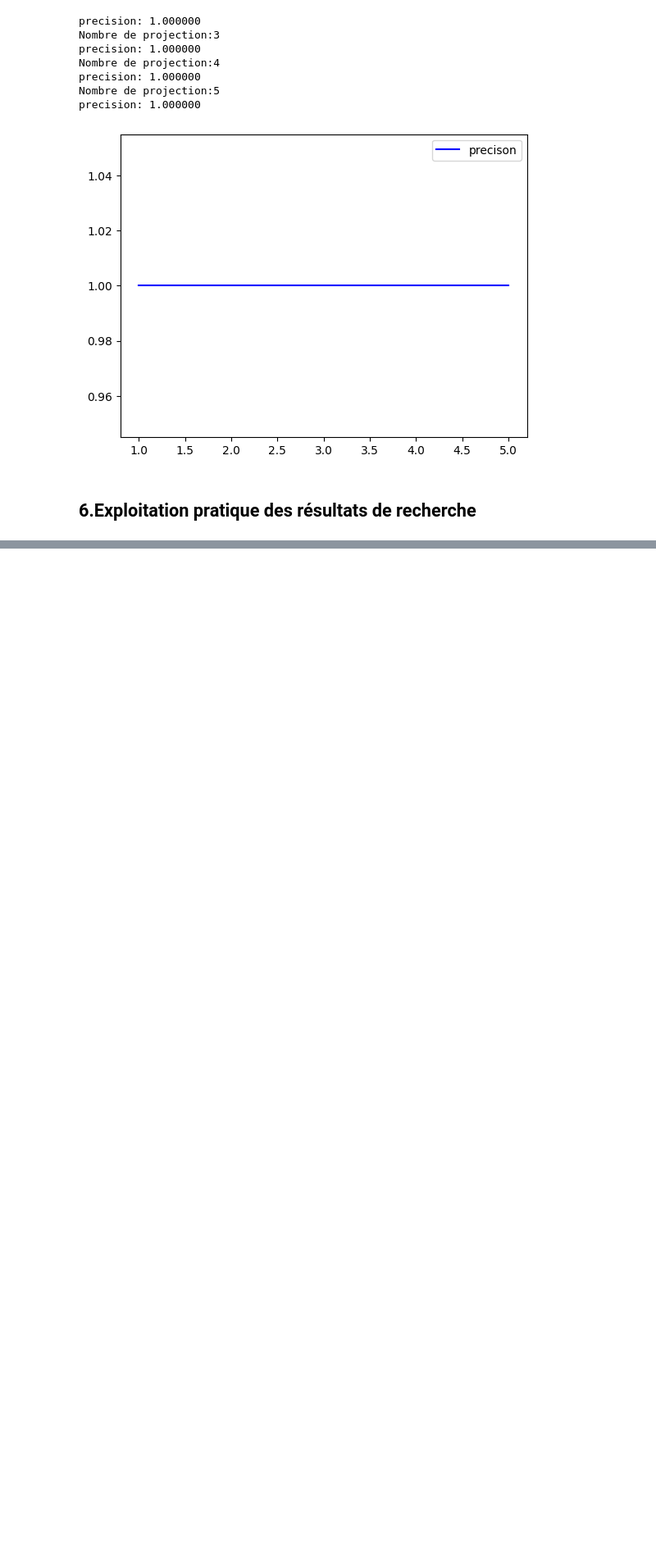
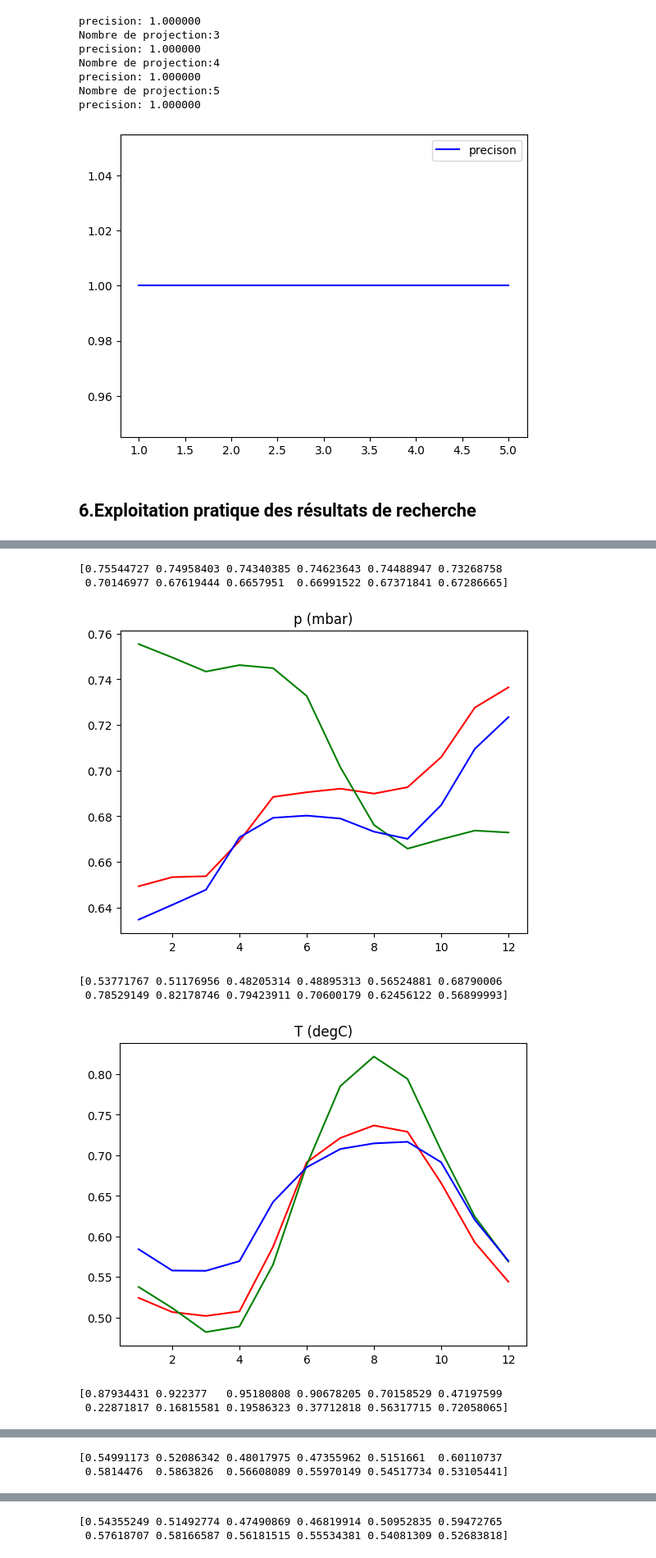
Before and after one commit to Louise-MarieHenaff/PROJET-SIM, a Jupyter notebook: projet_similarite.ipynb, the cells around one changed output, grey strips where cells are left out. Shown at 82% size. Drawn from its saved outputs; the diff is of its cells as text; code cells hidden in the pictures; blank space fills up the shorter version.

```diff
--- a/projet_similarite.ipynb
+++ b/projet_similarite.ipynb
@@ -503,17 +501,19 @@ plt.show()
 # %%
 w=1.25
 t=3
-p=2
+p=3
 name_col=['p (mbar)','T (degC)','rh (%)','VPact (mbar)','H2OC (mmol/mol)','wv (m/s)']
 val_par_jour=12
 # %%
 lsh = LSH(nb_projections=p, nb_tables=t, w=w)
-lsh.fit(red_donnees_entrainement_sans_nan)
-query=red_requetes_sans_nan[0]
+lsh.fit(donnees_entrainement_numpy)
+query=requetes_numpy[0]
 print(query)
 print(len(query))
 lsh_result = lsh.kneighbors(query, k=2)
-print(lsh_result)
+lsh_index = lsh_result[1]
+lsh_dates = [tableau_jour[el] for el in lsh_index]
+print(lsh_dates)
 # %% [output]
 [0.64931463 0.6533159  0.65371207 0.66918232 0.68847556 0.69051581
  0.69208066 0.68992156 0.69273433 0.70590682 0.72761667 0.73649077
@@ -531,0 +532,32 @@ print(lsh_result)
+# %%
+ind_vect=0
+
+for el in name_col :
+
+    # Données pour les trois courbes
+    x_values = [1,2,3,4,5,6,7,8,9,10,11,12]
+    y1_values = query[ind_vect:ind_vect+12]
+    y2_vect = donnees_entrainement_numpy[lsh_index[0]]
+    y2_values =y2_vect[ind_vect:ind_vect+12]
+    print(y2_values)
+    y3_vect = donnees_entrainement_numpy[lsh_index[1]]
+    y3_values =y3_vect[ind_vect:ind_vect+12]
+
+
+    plt.plot(x_values, y1_values, label='jour', color='red')
+    plt.plot(x_values, y2_values, label='voisin 1', color='green')
+    plt.plot(x_values, y3_values, label='voisin 2', color='blue')
+
+    plt.title(el)
+    plt.show()
+
+    ind_vect+=12
+# %% [output]
+[0.75544727 0.74958403 0.74340385 0.74623643 0.74488947 0.73268758
+ 0.70146977 0.67619444 0.6657951  0.66991522 0.67371841 0.67286665]
+[figure, added]
+[0.53771767 0.51176956 0.48205314 0.48895313 0.56524881 0.68790006
+ 0.78529149 0.82178746 0.79423911 0.70600179 0.62456122 0.56899993]
+[figure, added]
+[0.87934431 0.922377   0.95180808 0.90678205 0.70158529 0.47197599
+ 0.22871817 0.16815581 0.19586323 0.37712818 0.56317715 0.72058065]
@@ -531,0 +565,2 @@ print(lsh_result)
+[0.54991173 0.52086342 0.48017975 0.47355962 0.5151661  0.60110737
+ 0.5814476  0.5863826  0.56608089 0.55970149 0.54517734 0.53105441]
@@ -531,0 +568,2 @@ print(lsh_result)
+[0.54355249 0.51492774 0.47490869 0.46819914 0.50952835 0.59472765
+ 0.57618707 0.58166587 0.56181515 0.55534381 0.54081309 0.52683818]
```
Also changed, not shown: parts of 24 cells of this notebook, 1 other file.
